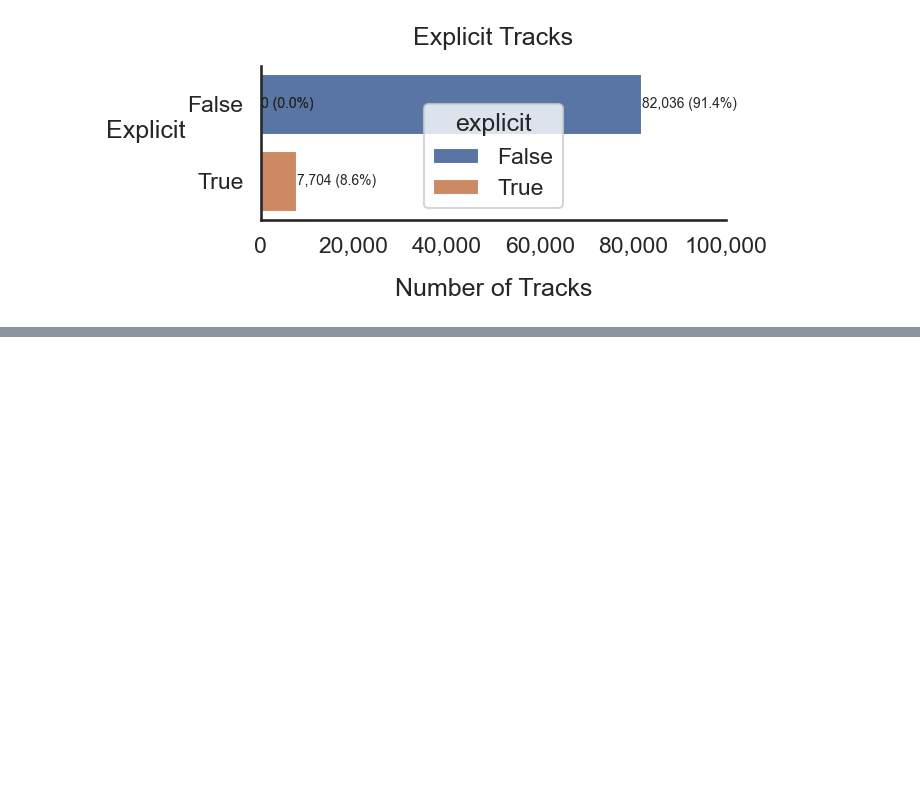
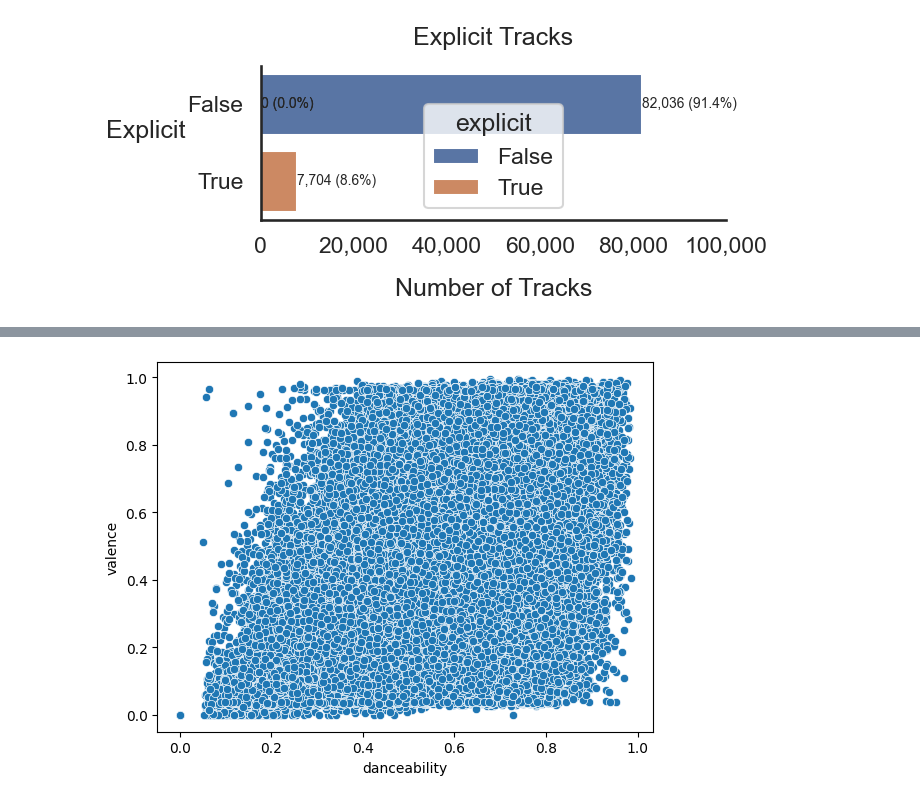
Before and after one commit to cathaldunne11/spotify_tracks, a Jupyter notebook: exploratory3.ipynb, the cells around one changed output, grey strips where cells are left out. Cells and saved outputs as stored; diff of their text form; code cells hidden in the pictures; blank space fills up the shorter version.

Commit message:
changes to eda visualisations

```diff
--- a/exploratory3.ipynb
+++ b/exploratory3.ipynb
@@ -76,0 +87,5 @@ plt.show()
+# %%
+sns.scatterplot(data = tracks_df, x = 'danceability', y = 'valence')
+plt.show()
+# %% [output]
+[figure, added]
```
Also changed, not shown: parts of 1 cell of this notebook.
